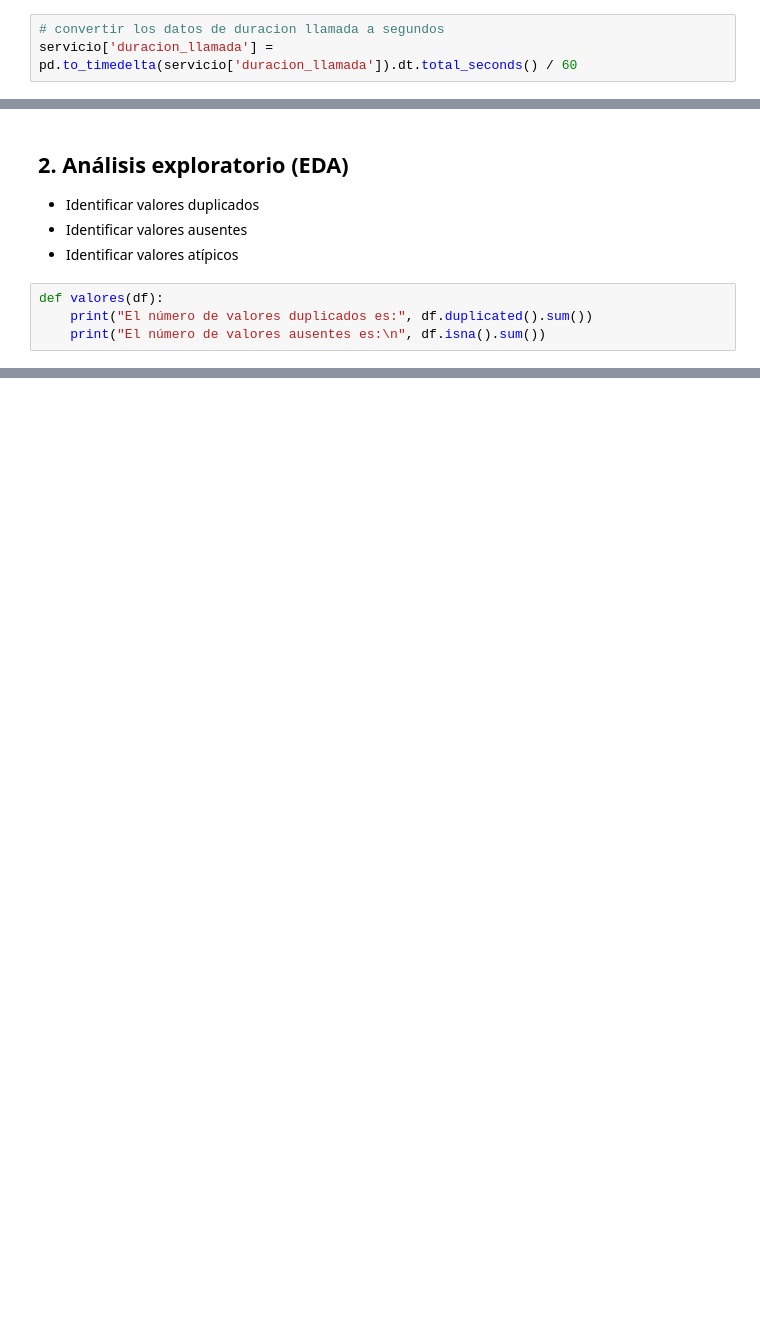
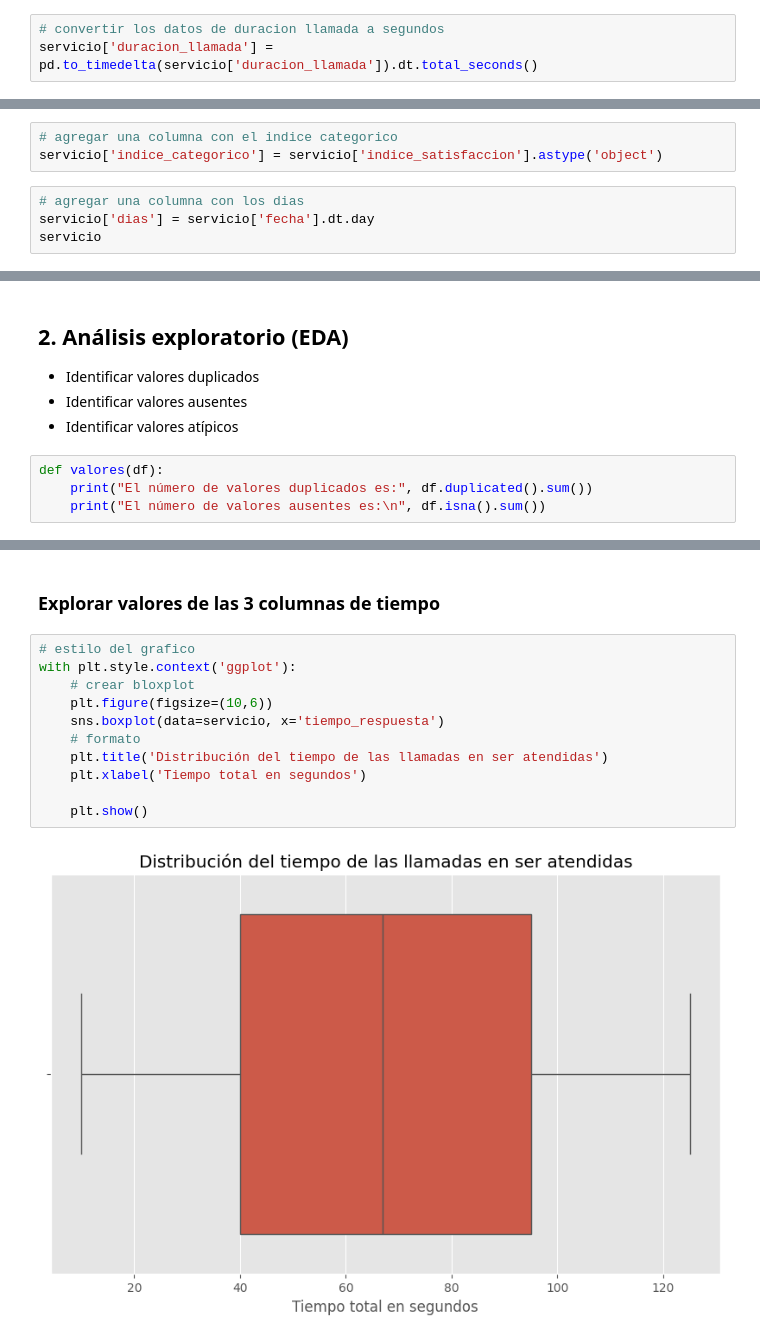
Before and after one commit to Hectorcidps/Portfolio_DA, a Jupyter notebook: Proyecto 12 - Servicio/Servicios.ipynb, the cells around one changed output, grey strips where cells are left out. Drawn from its saved outputs; the diff is of its cells as text; blank space fills up the shorter version.

```diff
--- a/Proyecto 12 - Servicio/Servicios.ipynb
+++ b/Proyecto 12 - Servicio/Servicios.ipynb
@@ -108,7 +112,7 @@ servicio['resuelto'] = servicio['resuelto'].replace(['S', 'N'], ['1','0'])
 servicio['resuelto'] = servicio['resuelto'].astype('int')
 # %%
 # convertir los datos de duracion llamada a segundos
-servicio['duracion_llamada'] = pd.to_timedelta(servicio['duracion_llamada']).dt.total_seconds() / 60
+servicio['duracion_llamada'] = pd.to_timedelta(servicio['duracion_llamada']).dt.total_seconds()
 # %%
 # redondear a dos decimales el numero obtenido
 servicio['duracion_llamada'] = servicio['duracion_llamada'].round(2)
@@ -130,0 +121,7 @@ servicio
+# %%
+# agregar una columna con el indice categorico
+servicio['indice_categorico'] = servicio['indice_satisfaccion'].astype('object')
+# %%
+# agregar una columna con los dias
+servicio['dias'] = servicio['fecha'].dt.day
+servicio
@@ -156,0 +183,15 @@ dtype: int64
+# %% [markdown]
+### Explorar valores de las 3 columnas de tiempo
+# %%
+# estilo del grafico
+with plt.style.context('ggplot'):
+    # crear bloxplot
+    plt.figure(figsize=(10,6))
+    sns.boxplot(data=servicio, x='tiempo_respuesta')
+    # formato
+    plt.title('Distribución del tiempo de las llamadas en ser atendidas')
+    plt.xlabel('Tiempo total en segundos')
+
+    plt.show()
+# %% [output]
+[figure, added]
```
Also changed, not shown: parts of 24 cells of this notebook.
